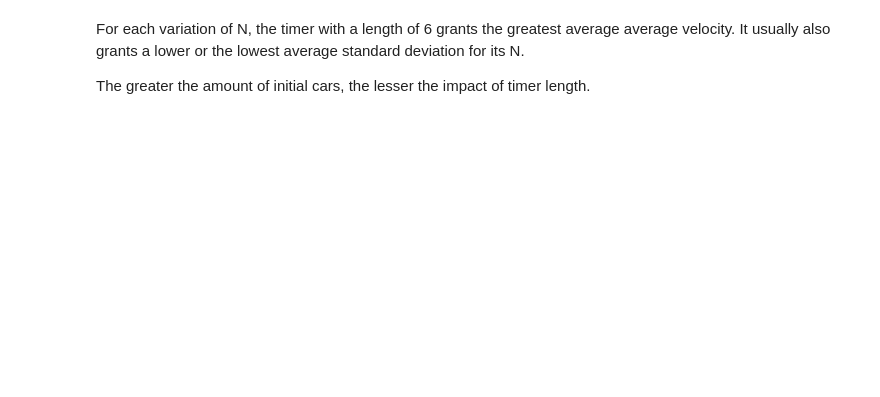
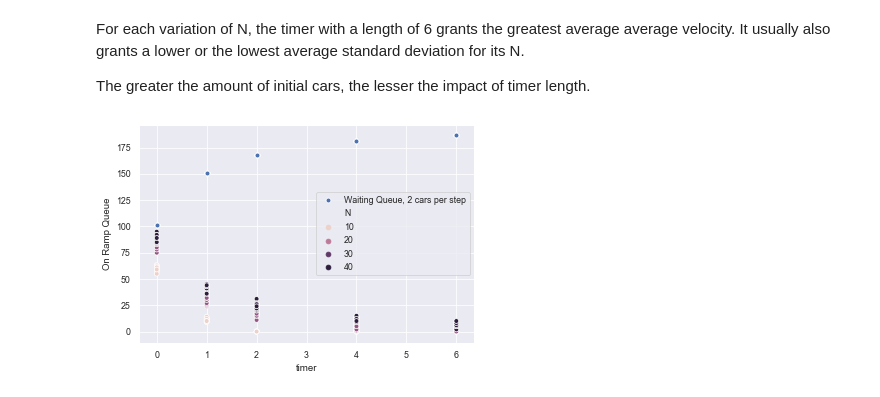
Before and after one commit to Casper-Smet/turing-route-66, a Jupyter notebook: Simulation Analysis.ipynb, the cells around one changed output. Drawn from its saved outputs; the diff is of its cells as text; code cells hidden in the pictures; blank space fills up the shorter version.

Commit message:
Added on ramp and waiting queue to batchrunner, first version of plotting queues

```diff
--- a/Simulation Analysis.ipynb
+++ b/Simulation Analysis.ipynb
@@ -48,3 +48,7 @@ mean_data
 For each variation of N, the timer with a length of 6 grants the greatest average average velocity. It usually also grants a lower or the lowest average standard deviation for its N.
 
 The greater the amount of initial cars, the lesser the impact of timer length.
+# %%
+plot_queues()
+# %% [output]
+[figure, added]
```
Also changed, not shown: parts of 4 cells of this notebook, 3 other files.
